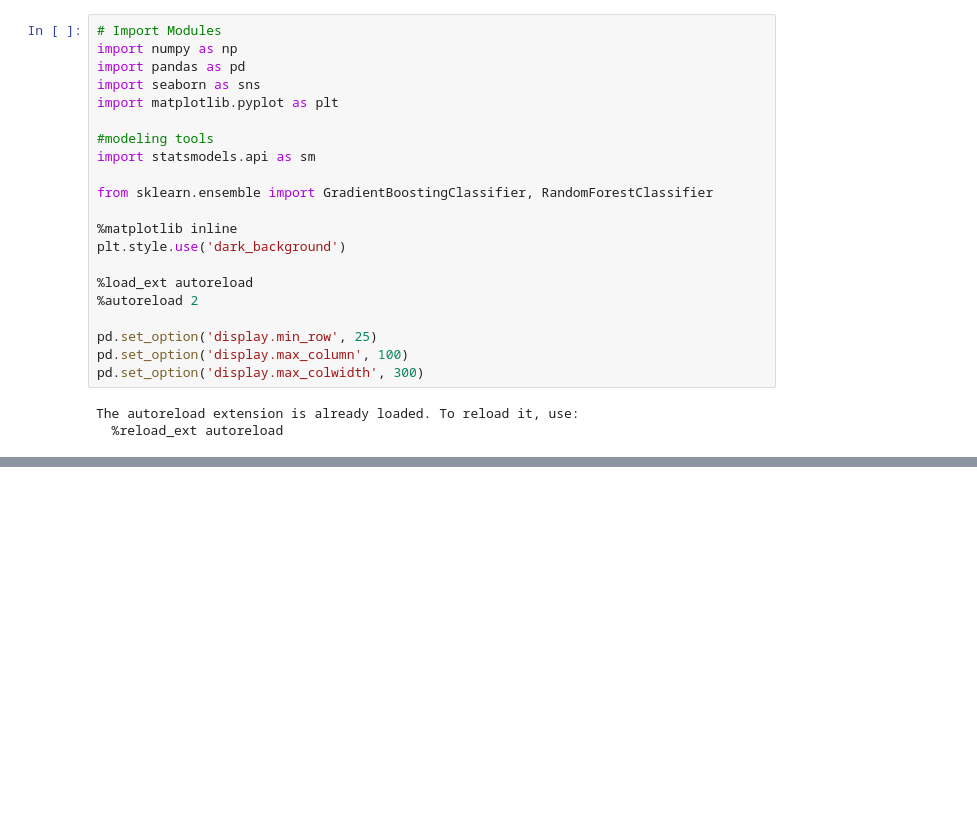
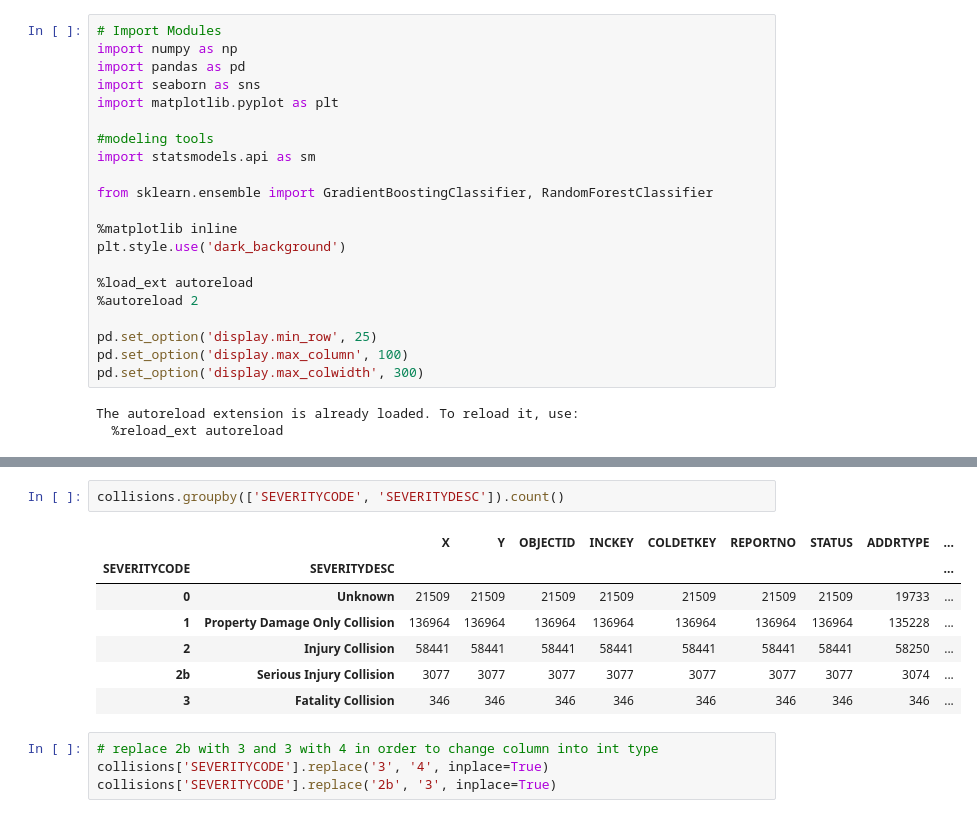
Before and after one commit to DataCircles/traffic_collisions_ml_team1, a Jupyter notebook: notebooks/cindy_model1.ipynb, the cells around one changed output, grey strips where cells are left out. Saved outputs shown, nothing was run; the diff lists cells and outputs as text; blank space fills up the shorter version.

```diff
--- a/notebooks/cindy_model1.ipynb
+++ b/notebooks/cindy_model1.ipynb
@@ -35,0 +58,14 @@ collisions.head()
+# %%
+collisions.groupby(['SEVERITYCODE', 'SEVERITYDESC']).count()
+# %% [output]
+|  |  | X | Y | OBJECTID | INCKEY | COLDETKEY | REPORTNO | STATUS | ADDRTYPE | ... |
+| SEVERITYCODE | SEVERITYDESC |  |  |  |  |  |  |  |  | ... |
+| 0 | Unknown | 21509 | 21509 | 21509 | 21509 | 21509 | 21509 | 21509 | 19733 | ... |
+| 1 | Property Damage Only Collision | 136964 | 136964 | 136964 | 136964 | 136964 | 136964 | 136964 | 135228 | ... |
+| 2 | Injury Collision | 58441 | 58441 | 58441 | 58441 | 58441 | 58441 | 58441 | 58250 | ... |
+| 2b | Serious Injury Collision | 3077 | 3077 | 3077 | 3077 | 3077 | 3077 | 3077 | 3074 | ... |
+| 3 | Fatality Collision | 346 | 346 | 346 | 346 | 346 | 346 | 346 | 346 | ... |
+# %%
+# replace 2b with 3 and 3 with 4 in order to change column into int type
+collisions['SEVERITYCODE'].replace('3', '4', inplace=True)
+collisions['SEVERITYCODE'].replace('2b', '3', inplace=True)
```
Also changed, not shown: parts of 13 cells of this notebook.
